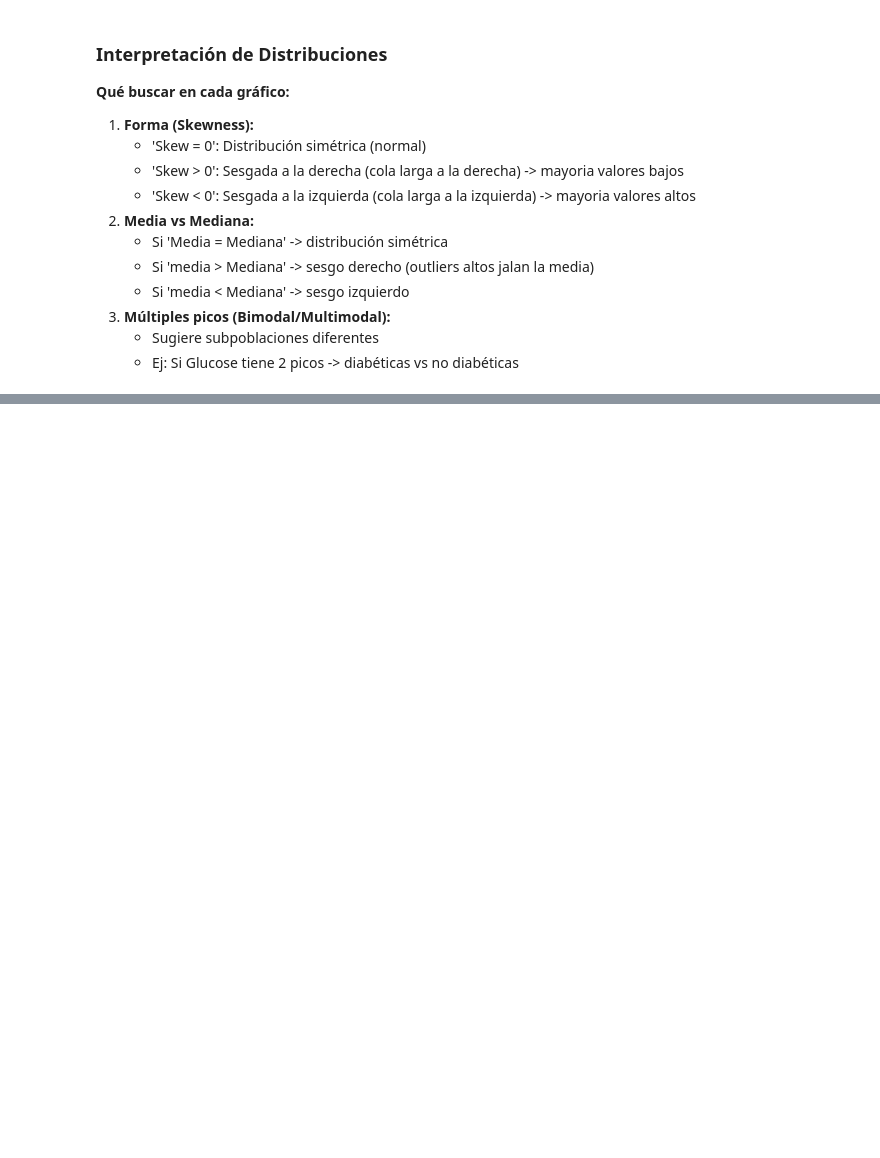
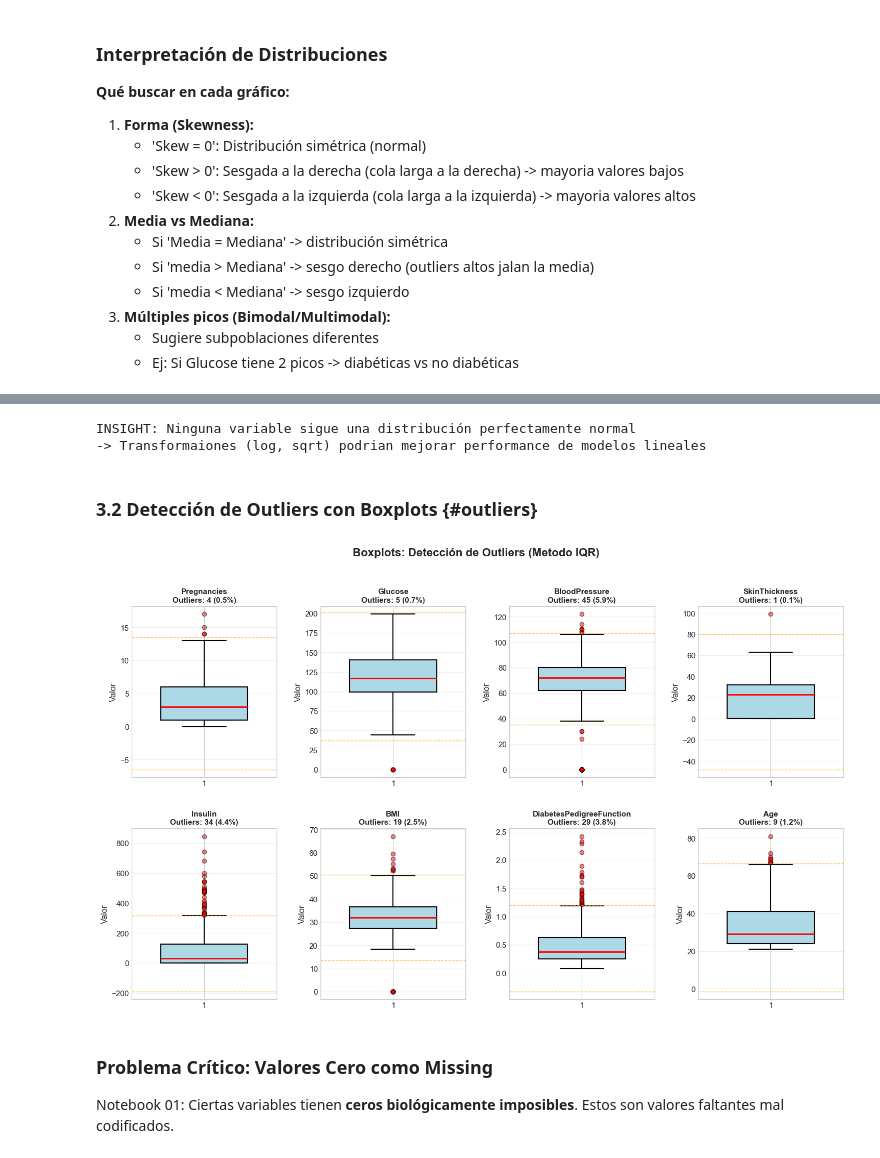
Before and after one commit to angel-rom444/diabetes-risk-predictor, a Jupyter notebook: notebooks/02_exploratory_data_analysis.ipynb, the cells around one changed output, grey strips where cells are left out. Drawn from its saved outputs; the diff is of its cells as text; code cells hidden in the pictures; blank space fills up the shorter version.

```diff
--- a/notebooks/02_exploratory_data_analysis.ipynb
+++ b/notebooks/02_exploratory_data_analysis.ipynb
@@ -156,0 +203,56 @@ Gafrico guardado correctamente
+# %%
+print('INSIGHT: Ninguna variable sigue una distribución perfectamente normal')
+print('-> Transformaiones (log, sqrt) podrian mejorar performance de modelos lineales')
+# %% [output]
+INSIGHT: Ninguna variable sigue una distribución perfectamente normal
+-> Transformaiones (log, sqrt) podrian mejorar performance de modelos lineales
+# %% [markdown]
+### 3.2 Detección de Outliers con Boxplots {#outliers}
+# %%
+# BOXPLOTS PARA DETECTAR OUTLIERS
+
+fig = plt.figure(figsize=(18,10))
+gs = GridSpec(2,4, figure=fig, hspace=0.3, wspace=0.3)
+
+for idx, col in enumerate(features.columns):
+    ax = fig.add_subplot(gs[idx // 4, idx % 4])
+
+    # Boxplot con paleta de colores
+    bp = ax.boxplot(df[col], vert=True, patch_artist=True, widths=0.6,
+                    boxprops=dict(facecolor="lightblue", edgecolor="black", linewidth=1.5),
+                    whiskerprops=dict(color="black", linewidth=1.5),
+                    capprops=dict(color="black", linewidth=1.5),
+                    medianprops=dict(color="red", linewidth=2),
+                    flierprops=dict(marker='o', markerfacecolor='red', markersize=6, alpha=0.5)
+                   )
+
+    # Calcular IQR y outliers
+    Q1 = df[col].quantile(0.25)
+    Q3 = df[col].quantile(0.75)
+    IQR = Q3 - Q1
+    lower_bound = Q1 - 1.5 * IQR
+    upper_bound = Q3 + 1.5 * IQR
+
+    outliers = df[(df[col] < lower_bound) | (df[col] > upper_bound)][col]
+    n_outliers = len(outliers)
+
+    #Titulo con info
+    ax.set_title(f'{col}\nOutliers: {n_outliers} ({n_outliers/len(df)*100:.1f}%)',
+                fontweight="bold", fontsize=11)
+    ax.set_ylabel("Valor")
+    ax.grid(axis='y', alpha=0.3)
+
+    # Agregar lineas de referencia
+    ax.axhline(y=lower_bound, color='orange', linestyle='--', linewidth=1, alpha=0.7)
+    ax.axhline(y=upper_bound, color='orange', linestyle='--', linewidth=1, alpha=0.7)
+
+plt.suptitle('Boxplots: Detección de Outliers (Metodo IQR)', fontsize=16, fontweight='bold', y=0.995)
+plt.savefig(FIGURES_DIR / '02_boxplots_outliers.png', dpi=300, bbox_inches='tight')
+plt.show()
+# %% [output]
+[figure, added]
+# %% [markdown]
+### Problema Crítico: Valores Cero como Missing
+
+Notebook 01: Ciertas variables tienen **ceros biológicamente imposibles**.
+Estos son valores faltantes mal codificados.
```
Also changed, not shown: parts of 1 cell of this notebook.
